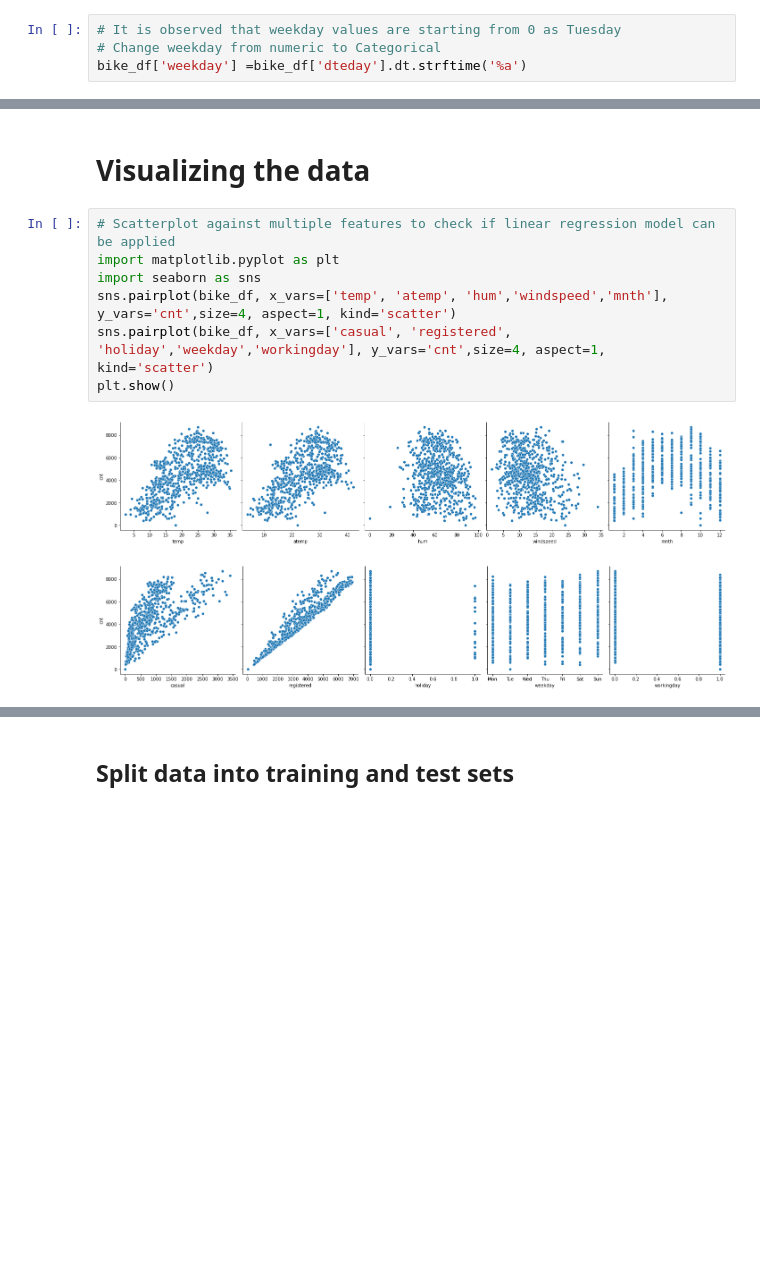
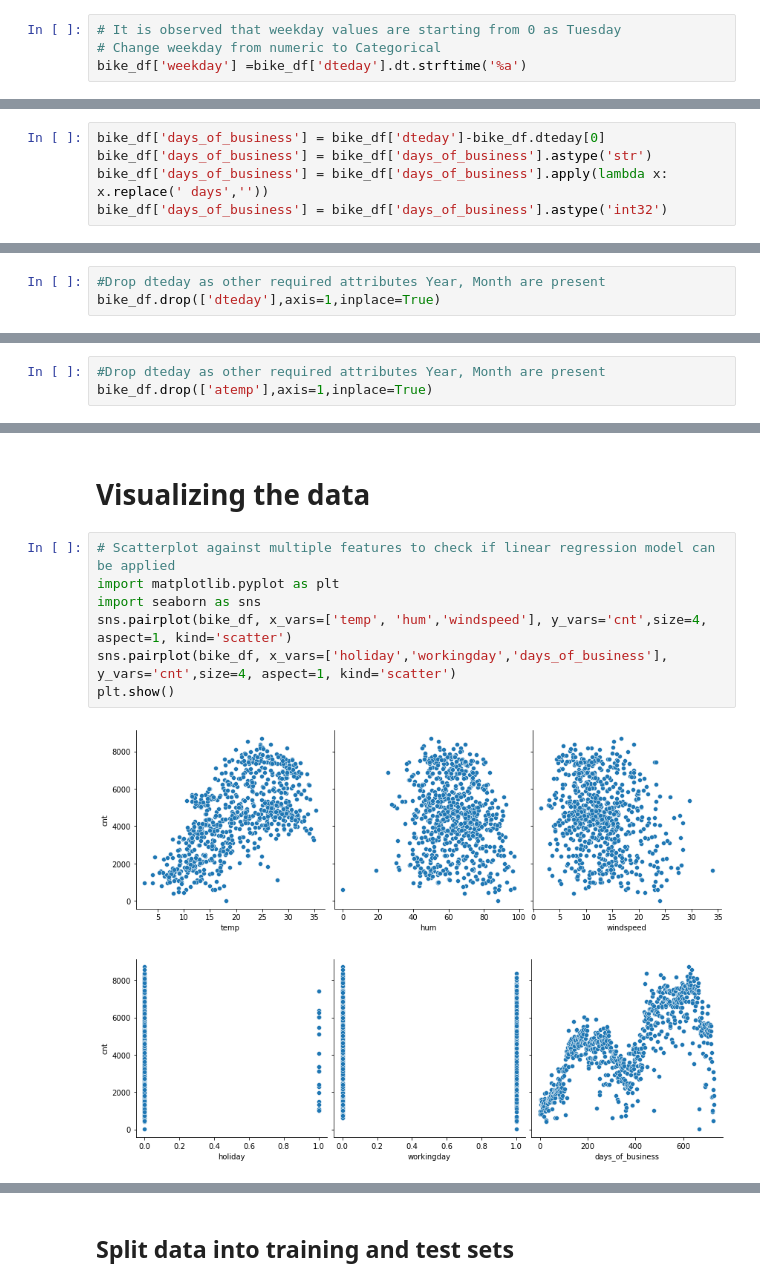
Before and after one commit to SujithRepo/BikeSharingMultiRegCS, a Jupyter notebook: SujithKumarLinearRegCaseStudy.ipynb, the cells around one changed output, grey strips where cells are left out. Cells and saved outputs as stored; diff of their text form; blank space fills up the shorter version.

```diff
--- a/SujithKumarLinearRegCaseStudy.ipynb
+++ b/SujithKumarLinearRegCaseStudy.ipynb
@@ -129,0 +164,5 @@ bike_df['mnth'] =bike_df['dteday'].dt.strftime('%b')
+# %%
+bike_df['days_of_business'] = bike_df['dteday']-bike_df.dteday[0]
+bike_df['days_of_business'] = bike_df['days_of_business'].astype('str')
+bike_df['days_of_business'] = bike_df['days_of_business'].apply(lambda x: x.replace(' days',''))
+bike_df['days_of_business'] = bike_df['days_of_business'].astype('int32')
@@ -129,0 +171,3 @@ bike_df['mnth'] =bike_df['dteday'].dt.strftime('%b')
+# %%
+#Drop dteday as other required attributes Year, Month are present
+bike_df.drop(['dteday'],axis=1,inplace=True)
@@ -130,3 +196,6 @@ bike_df['mnth'] =bike_df['dteday'].dt.strftime('%b')
+# %%
+#Drop dteday as other required attributes Year, Month are present
+bike_df.drop(['atemp'],axis=1,inplace=True)
 # %%
 bike_df.head(10).append(bike_df.tail(10))
 # %% [output]
@@ -150,13 +219,13 @@ bike_df.head(10).append(bike_df.tail(10))
-# %% [markdown]
-# Visualizing the data
+# %% [markdown]
+# Visualizing the data
 # %%
 # Scatterplot against multiple features to check if linear regression model can be applied
 import matplotlib.pyplot as plt
 import seaborn as sns
-sns.pairplot(bike_df, x_vars=['temp', 'atemp', 'hum','windspeed','mnth'], y_vars='cnt',size=4, aspect=1, kind='scatter')
-sns.pairplot(bike_df, x_vars=['casual', 'registered', 'holiday','weekday','workingday'], y_vars='cnt',size=4, aspect=1, kind='scatter')
+sns.pairplot(bike_df, x_vars=['temp', 'hum','windspeed'], y_vars='cnt',size=4, aspect=1, kind='scatter')
+sns.pairplot(bike_df, x_vars=['holiday','workingday','days_of_business'], y_vars='cnt',size=4, aspect=1, kind='scatter')
 plt.show()
 # %% [output]
-[figure, old version]
+[figure, new version]
-[figure, old version]
+[figure, new version]
 # %% [markdown]
```
Also changed, not shown: parts of 122 cells of this notebook, 2 other files.
